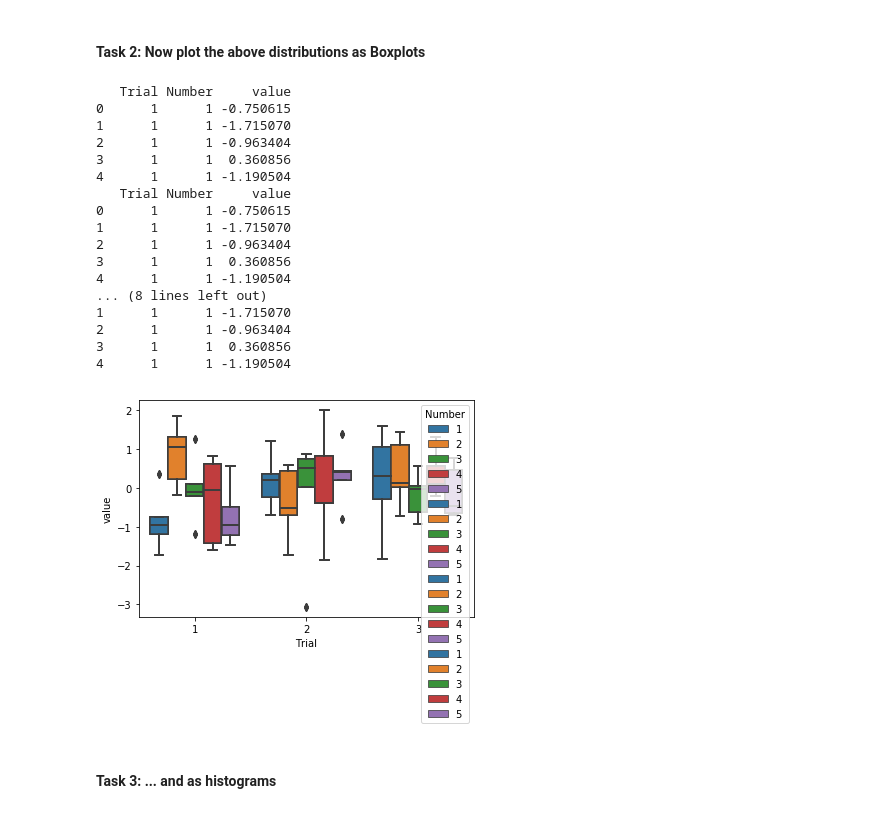
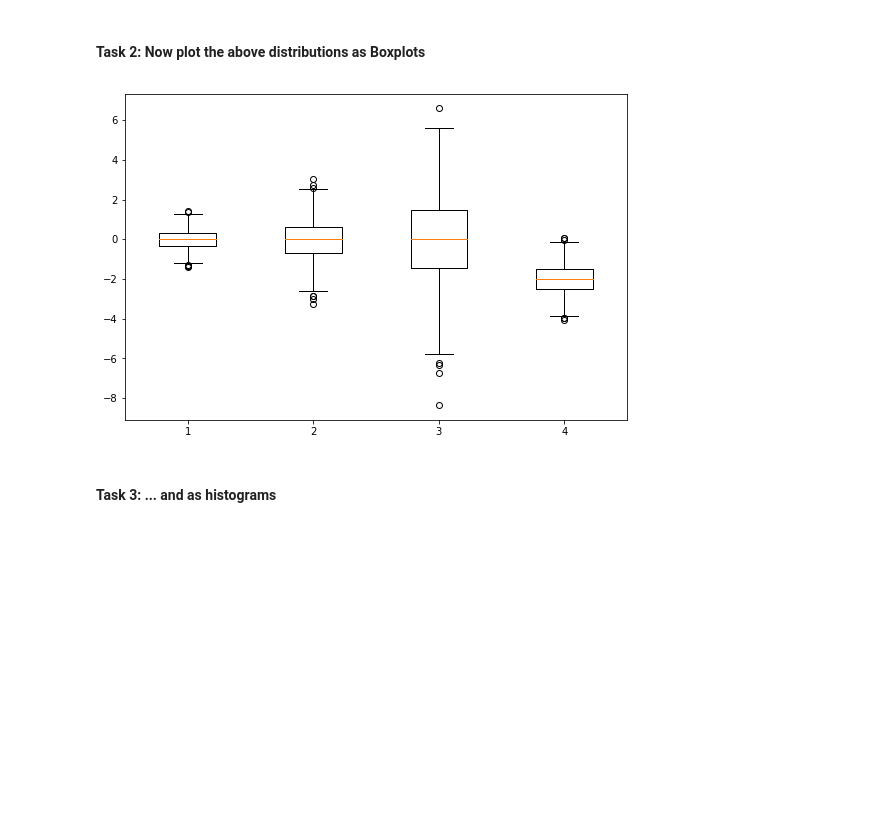
Before and after one commit to JoKuebler/Bioinformatics_ML, a Jupyter notebook: notebooks/Day1_Visualization.ipynb, the cells around one changed output. Drawn from its saved outputs; the diff is of its cells as text; code cells hidden in the pictures; blank space fills up the shorter version.

```diff
--- a/notebooks/Day1_Visualization.ipynb
+++ b/notebooks/Day1_Visualization.ipynb
@@ -71,36 +74,23 @@ plt.show()
 # %% [markdown]
 #### Task 2: Now plot the above distributions as Boxplots
-# %%
-for mean, variance, color in params:
-# DATAFRAMES WITH TRIAL COLUMN ASSIGNED
-    x_1 = np.random.normal(mean,np.sqrt(variance), 1000)
-    cdf = pd.concat([df1, df2, df3])                                # CONCATENATE
-    mdf = pd.melt(cdf, id_vars=['Trial'], var_name=['Number'])      # MELT
-
-    print(mdf.head())
-    ax = sns.boxplot(x="Trial", y="value", hue="Number", data=mdf)  # RUN PLOT
-plt.show()
-
-plt.clf()
-plt.close()
-# %% [output]
-   Trial Number     value
-0      1      1 -0.750615
-1      1      1 -1.715070
-2      1      1 -0.963404
-3      1      1  0.360856
-4      1      1 -1.190504
-   Trial Number     value
-0      1      1 -0.750615
-1      1      1 -1.715070
-2      1      1 -0.963404
-3      1      1  0.360856
-4      1      1 -1.190504
-... (8 lines left out)
-1      1      1 -1.715070
-2      1      1 -0.963404
-3      1      1  0.360856
-4      1      1 -1.190504
-[figure, removed]
+# %%
+coll_1 = np.random.normal(0, np.sqrt(0.2), 1000)
+coll_2 = np.random.normal(0, np.sqrt(1.0), 1000)
+coll_3 = np.random.normal(0, np.sqrt(5.0), 1000)
+coll_4 = np.random.normal(-2, np.sqrt(0.5), 1000)
+
+data = [coll_1, coll_2, coll_3, coll_4]
+
+# Create a figure instance
+fig = plt.figure(1, figsize=(9, 6))
+
+# Create an axes instance
+ax = fig.add_subplot(111)
+
+# Create the boxplot
+bp = ax.boxplot(data)
+plt.show()
+# %% [output]
+[figure, added]
 # %% [markdown]
 #### Task 3: ... and as histograms
```
Also changed, not shown: parts of 6 cells of this notebook, 1 other file.
